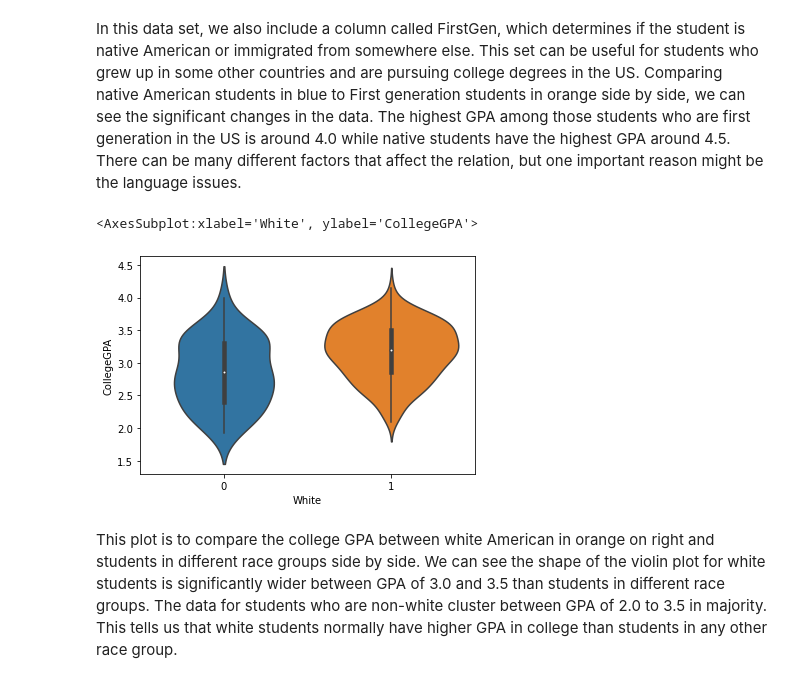
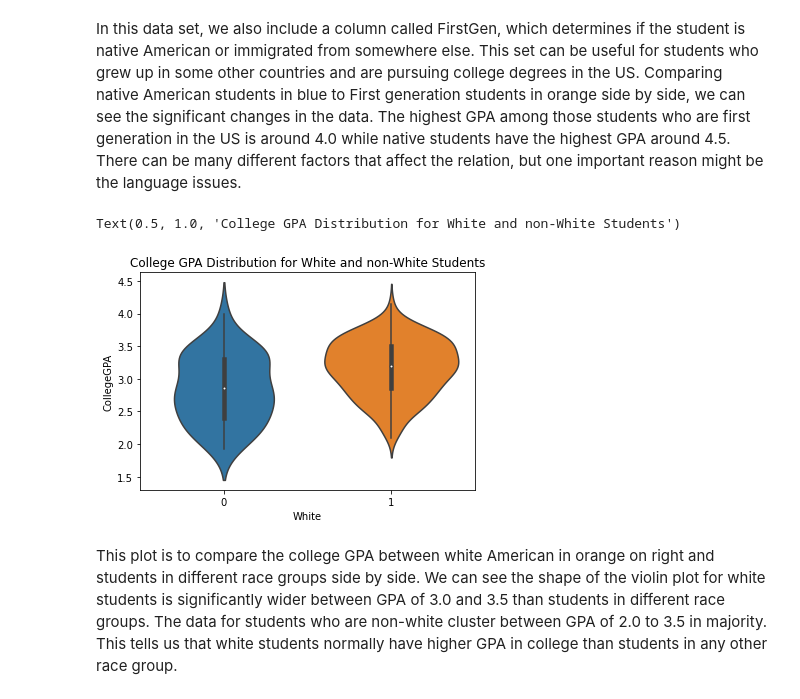
Before and after one commit to cwu-umd/320-Final-Project, a Jupyter notebook: Final Project .ipynb, the cells around one changed output. Saved outputs shown, nothing was run; the diff lists cells and outputs as text; code cells hidden in the pictures.

```diff
--- a/Final Project .ipynb
+++ b/Final Project .ipynb
@@ -64,10 +68,10 @@ sns.violinplot(x = "FirstGen", y = "CollegeGPA", data = data)
 # %% [markdown]
 In this data set, we also include a column called FirstGen, which determines if the student is native American or immigrated from somewhere else. This set can be useful for students who grew up in some other countries and are pursuing college degrees in the US. Comparing native American students in blue to First generation students in orange side by side, we can see the significant changes in the data. The highest GPA among those students who are first generation in the US is around 4.0 while native students have the highest GPA around 4.5. There can be many different factors that affect the relation, but one important reason might be the language issues.
 # %%
-sns.violinplot(x = "White", y = "CollegeGPA", data = data)
+sns.violinplot(x = "White", y = "CollegeGPA", data = data).set_title("College GPA Distribution for White and non-White Students")
 # %% [output]
-<AxesSubplot:xlabel='White', ylabel='CollegeGPA'>
+Text(0.5, 1.0, 'College GPA Distribution for White and non-White Students')
-[figure, old version]
+[figure, new version]
 # %% [markdown]
 This plot is to compare the college GPA between white American in orange on right and students in different race groups side by side. We can see the shape of the violin plot for white students is significantly wider between GPA of 3.0 and 3.5 than students in different race groups. The data for students who are non-white cluster between GPA of 2.0 to 3.5 in majority. This tells us that white students normally have higher GPA in college than students in any other race group.
 # %%
```
Also changed, not shown: parts of 13 cells of this notebook, 1 other file.
